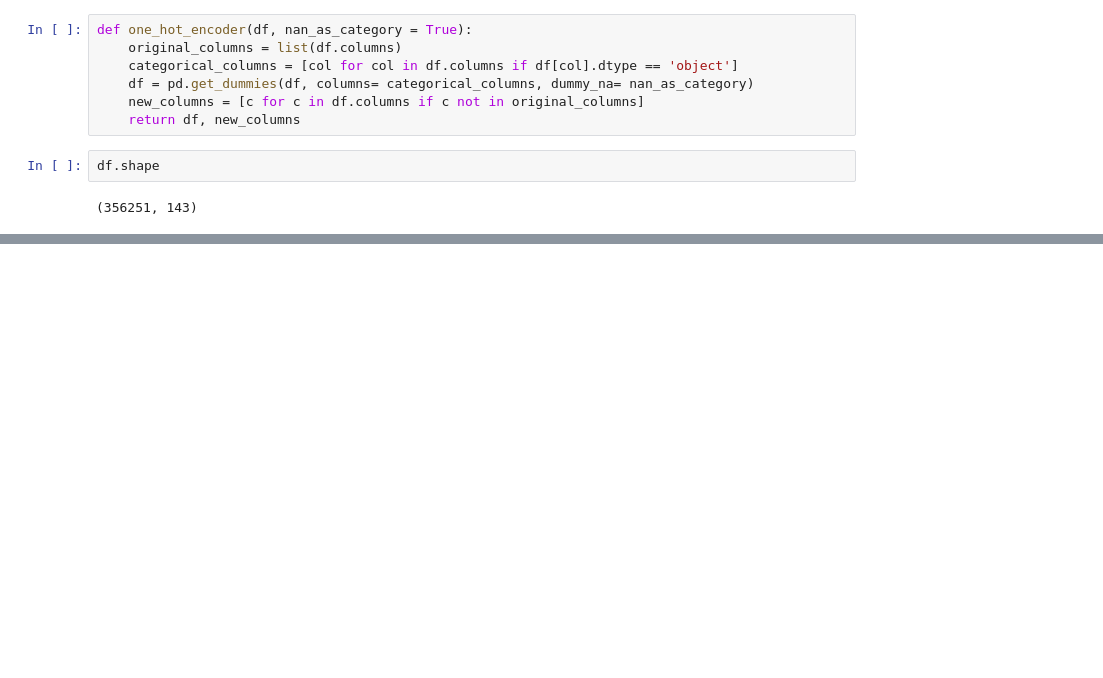
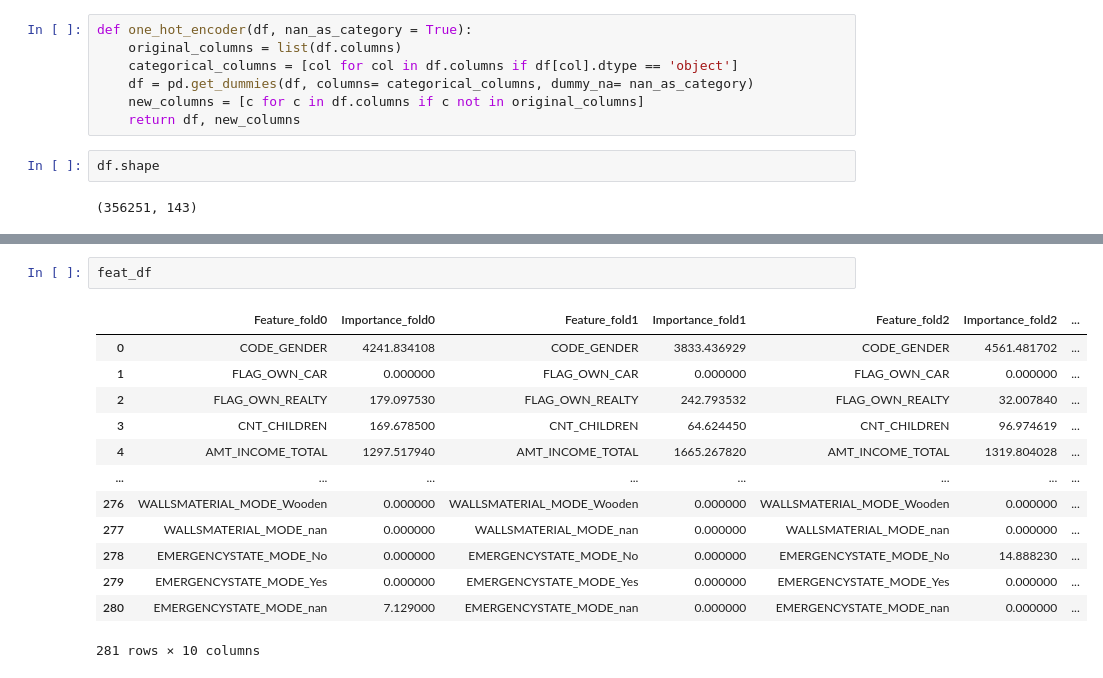
Before and after one commit to kooooyooooo/home-credit, a Jupyter notebook: 004FE2.ipynb, the cells around one changed output, grey strips where cells are left out. Saved outputs shown, nothing was run; the diff lists cells and outputs as text; blank space fills up the shorter version.

```diff
--- a/004FE2.ipynb
+++ b/004FE2.ipynb
@@ -215,0 +250,16 @@ sns.distplot(sub['TARGET'])
+# %%
+feat_df
+# %% [output]
+|  | Feature_fold0 | Importance_fold0 | Feature_fold1 | Importance_fold1 | Feature_fold2 | Importance_fold2 | ... |
+| 0 | CODE_GENDER | 4241.834108 | CODE_GENDER | 3833.436929 | CODE_GENDER | 4561.481702 | ... |
+| 1 | FLAG_OWN_CAR | 0.000000 | FLAG_OWN_CAR | 0.000000 | FLAG_OWN_CAR | 0.000000 | ... |
+| 2 | FLAG_OWN_REALTY | 179.097530 | FLAG_OWN_REALTY | 242.793532 | FLAG_OWN_REALTY | 32.007840 | ... |
+| 3 | CNT_CHILDREN | 169.678500 | CNT_CHILDREN | 64.624450 | CNT_CHILDREN | 96.974619 | ... |
+| 4 | AMT_INCOME_TOTAL | 1297.517940 | AMT_INCOME_TOTAL | 1665.267820 | AMT_INCOME_TOTAL | 1319.804028 | ... |
+| ... | ... | ... | ... | ... | ... | ... | ... |
+| 276 | WALLSMATERIAL_MODE_Wooden | 0.000000 | WALLSMATERIAL_MODE_Wooden | 0.000000 | WALLSMATERIAL_MODE_Wooden | 0.000000 | ... |
+| 277 | WALLSMATERIAL_MODE_nan | 0.000000 | WALLSMATERIAL_MODE_nan | 0.000000 | WALLSMATERIAL_MODE_nan | 0.000000 | ... |
+| 278 | EMERGENCYSTATE_MODE_No | 0.000000 | EMERGENCYSTATE_MODE_No | 0.000000 | EMERGENCYSTATE_MODE_No | 14.888230 | ... |
+| 279 | EMERGENCYSTATE_MODE_Yes | 0.000000 | EMERGENCYSTATE_MODE_Yes | 0.000000 | EMERGENCYSTATE_MODE_Yes | 0.000000 | ... |
+| 280 | EMERGENCYSTATE_MODE_nan | 7.129000 | EMERGENCYSTATE_MODE_nan | 0.000000 | EMERGENCYSTATE_MODE_nan | 0.000000 | ... |
+281 rows × 10 columns
```
Also changed, not shown: parts of 15 cells of this notebook, 5 other files.
